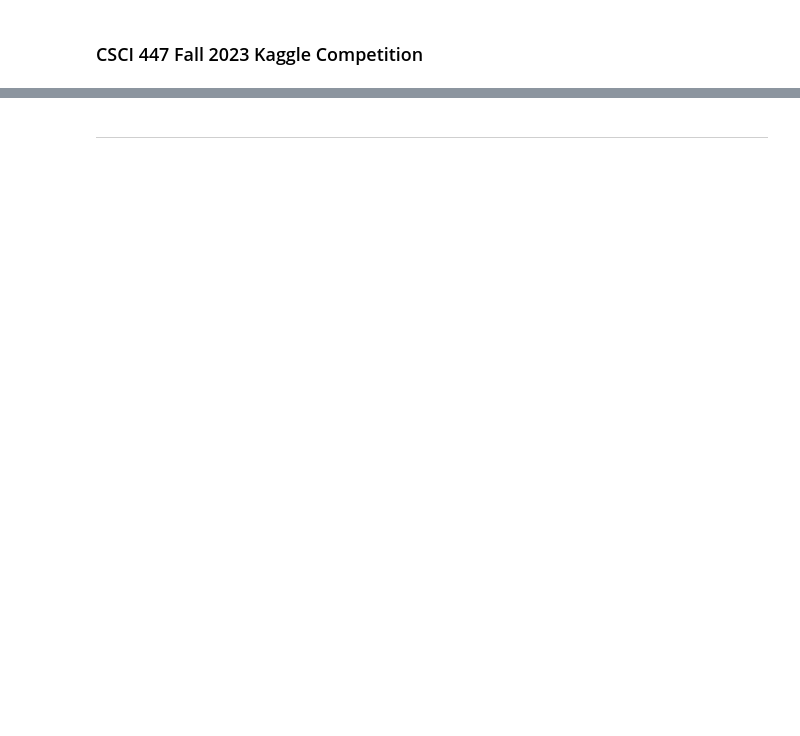
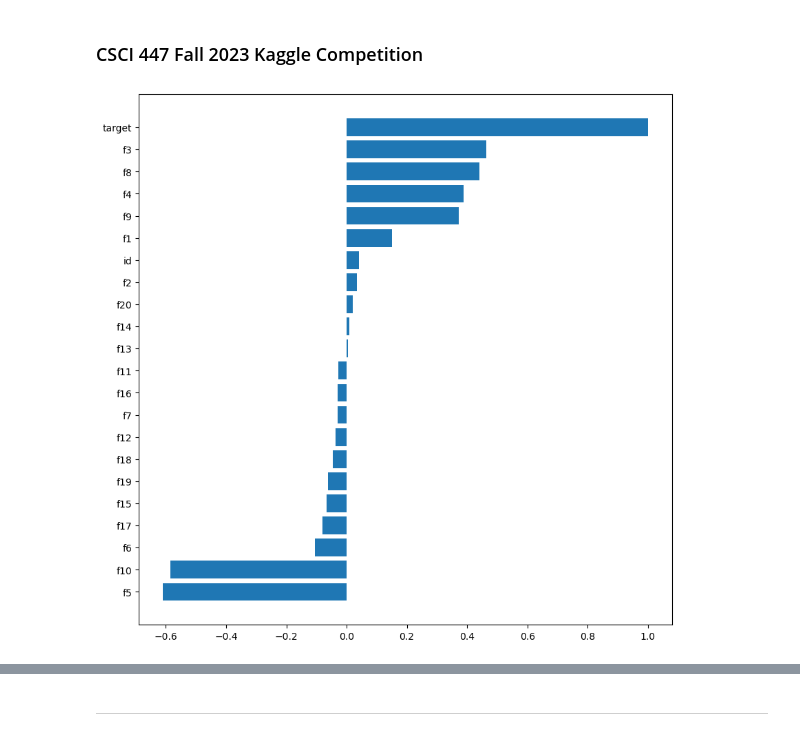
Before and after one commit to cake-dev/machine_learning_class, a Jupyter notebook: assignments/Kaggle_Competition.ipynb, the cells around one changed output, grey strips where cells are left out. Cells and saved outputs as stored; diff of their text form; code cells hidden in the pictures; blank space fills up the shorter version.

```diff
--- a/assignments/Kaggle_Competition.ipynb
+++ b/assignments/Kaggle_Competition.ipynb
@@ -13,4 +13,11 @@ test = pd.read_csv('data/kaggle_test.csv')
 train
 # %%
 # show features that correlate most with target
-train.corr()['target'].sort_values(ascending=False)
+corr_values_sorted = train.corr()['target'].sort_values(ascending=False)
+# plot correlation values
+plt.figure(figsize=(10, 10))
+plt.barh(corr_values_sorted.index, corr_values_sorted)
+plt.gca().invert_yaxis()
+plt.show()
+# %% [output]
+[figure, added]
```
Also changed, not shown: parts of 15 cells of this notebook, 1 other file.
